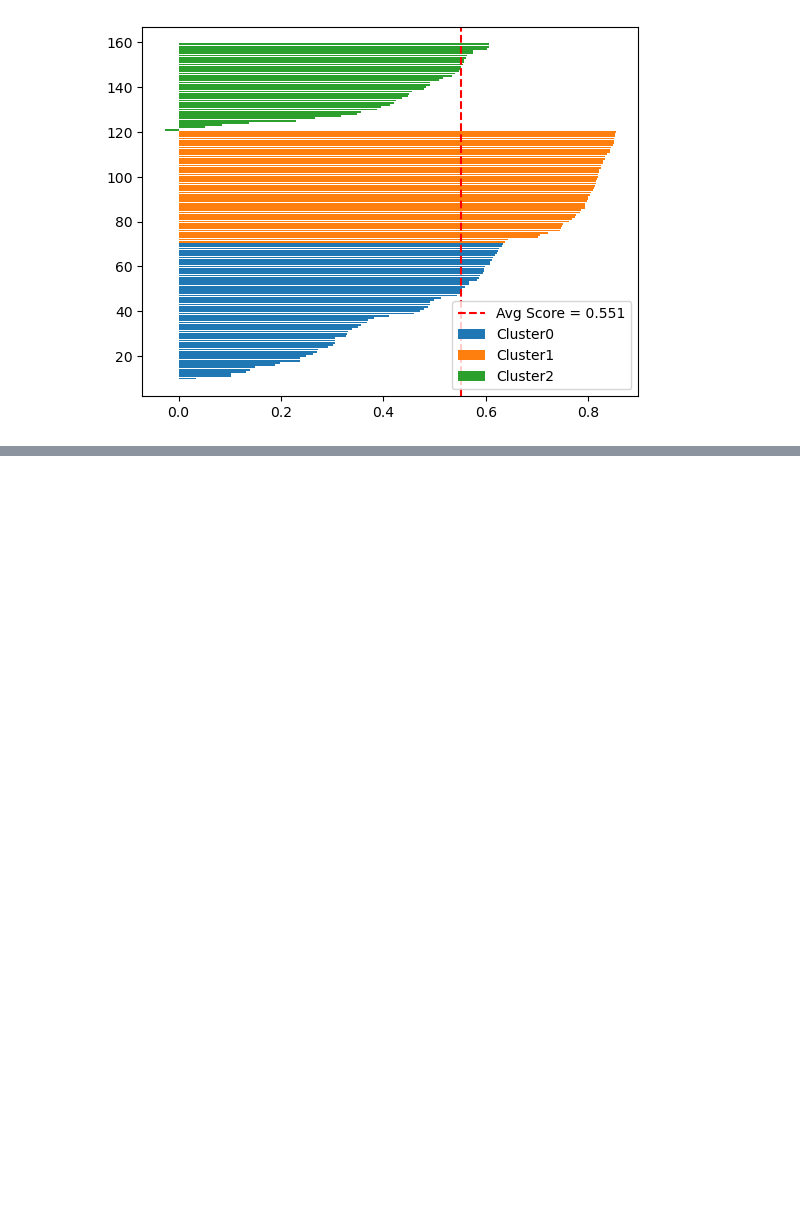
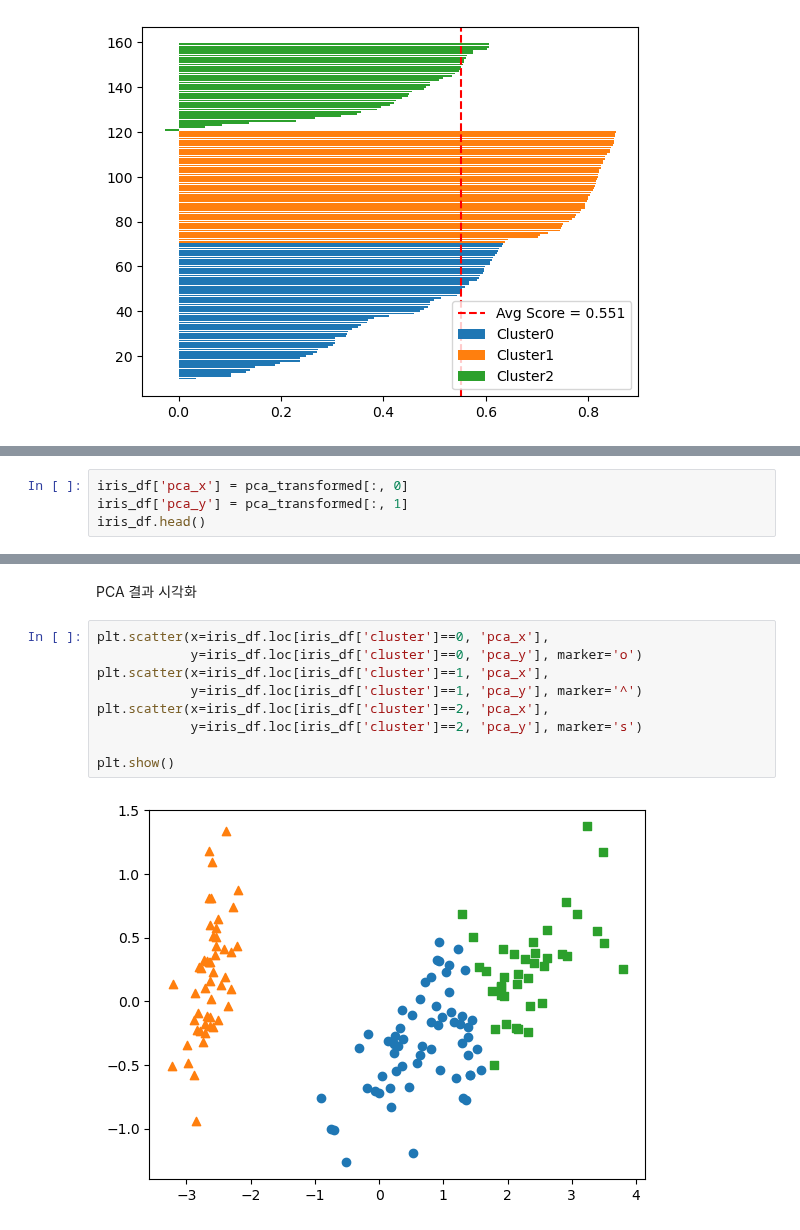
Before and after one commit to zdeik/hipython_rep, a Jupyter notebook: 41.k평균.ipynb, the cells around one changed output, grey strips where cells are left out. Drawn from its saved outputs; the diff is of its cells as text; blank space fills up the shorter version.

```diff
--- a/41.k평균.ipynb
+++ b/41.k평균.ipynb
@@ -80,0 +115,4 @@ plt.show()
+# %%
+iris_df['pca_x'] = pca_transformed[:, 0]
+iris_df['pca_y'] = pca_transformed[:, 1]
+iris_df.head()
@@ -80,0 +126,13 @@ plt.show()
+# %% [markdown]
+PCA 결과 시각화
+# %%
+plt.scatter(x=iris_df.loc[iris_df['cluster']==0, 'pca_x'],
+            y=iris_df.loc[iris_df['cluster']==0, 'pca_y'], marker='o')
+plt.scatter(x=iris_df.loc[iris_df['cluster']==1, 'pca_x'],
+            y=iris_df.loc[iris_df['cluster']==1, 'pca_y'], marker='^')
+plt.scatter(x=iris_df.loc[iris_df['cluster']==2, 'pca_x'],
+            y=iris_df.loc[iris_df['cluster']==2, 'pca_y'], marker='s')
+
+plt.show()
+# %% [output]
+[figure, added]
```
Also changed, not shown: parts of 31 cells of this notebook.
